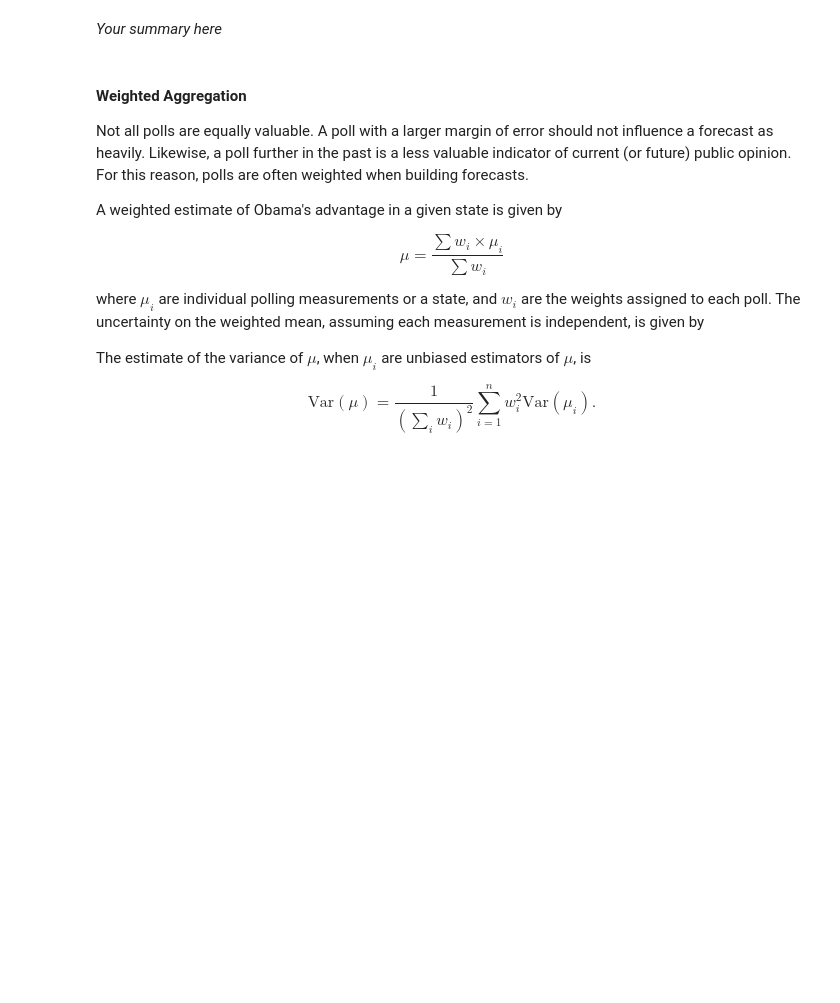
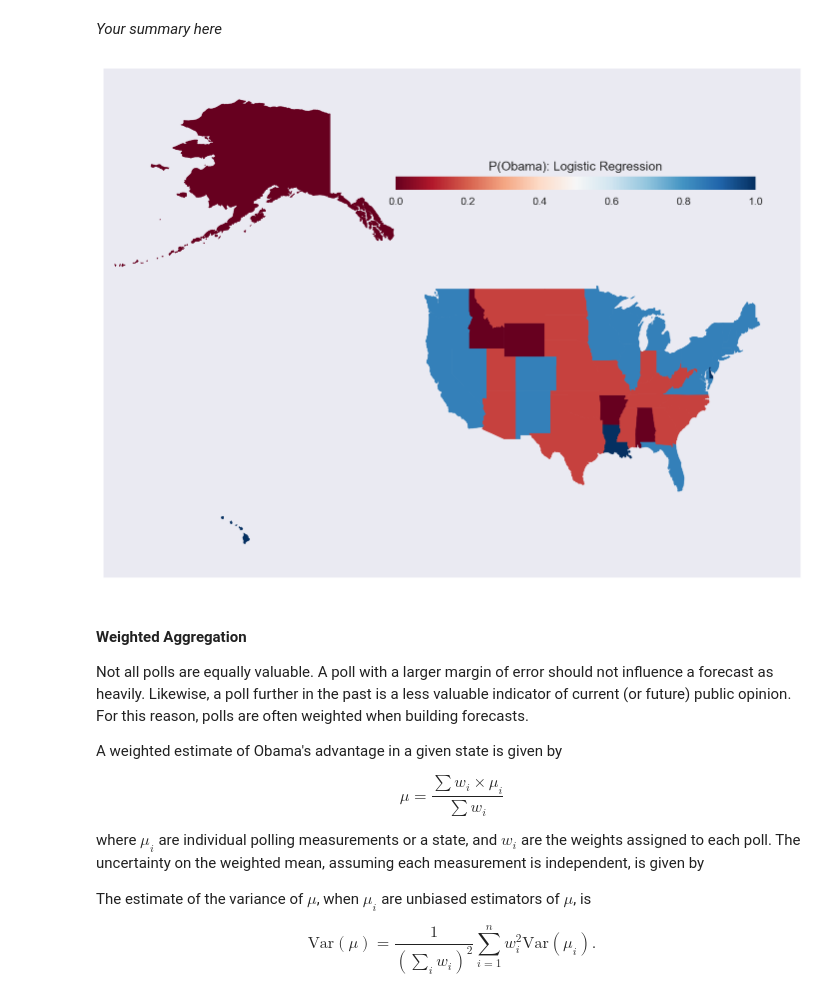
Before and after one commit to dashster18/content, a Jupyter notebook: HW2.ipynb, the cells around one changed output. Drawn from its saved outputs; the diff is of its cells as text; code cells hidden in the pictures; blank space fills up the shorter version.

```diff
--- a/HW2.ipynb
+++ b/HW2.ipynb
@@ -1128,6 +1166,10 @@ A DataFrame indexed by State, with the following columns:
 *Your summary here*
 # %%
 #your code here
+make_map(model.Obama, "P(Obama): Logistic Regression")
+plt.show()
+# %% [output]
+[figure, added]
 # %% [markdown]
 #### Weighted Aggregation
 
```
Also changed, not shown: parts of 22 cells of this notebook, 1 other file.
